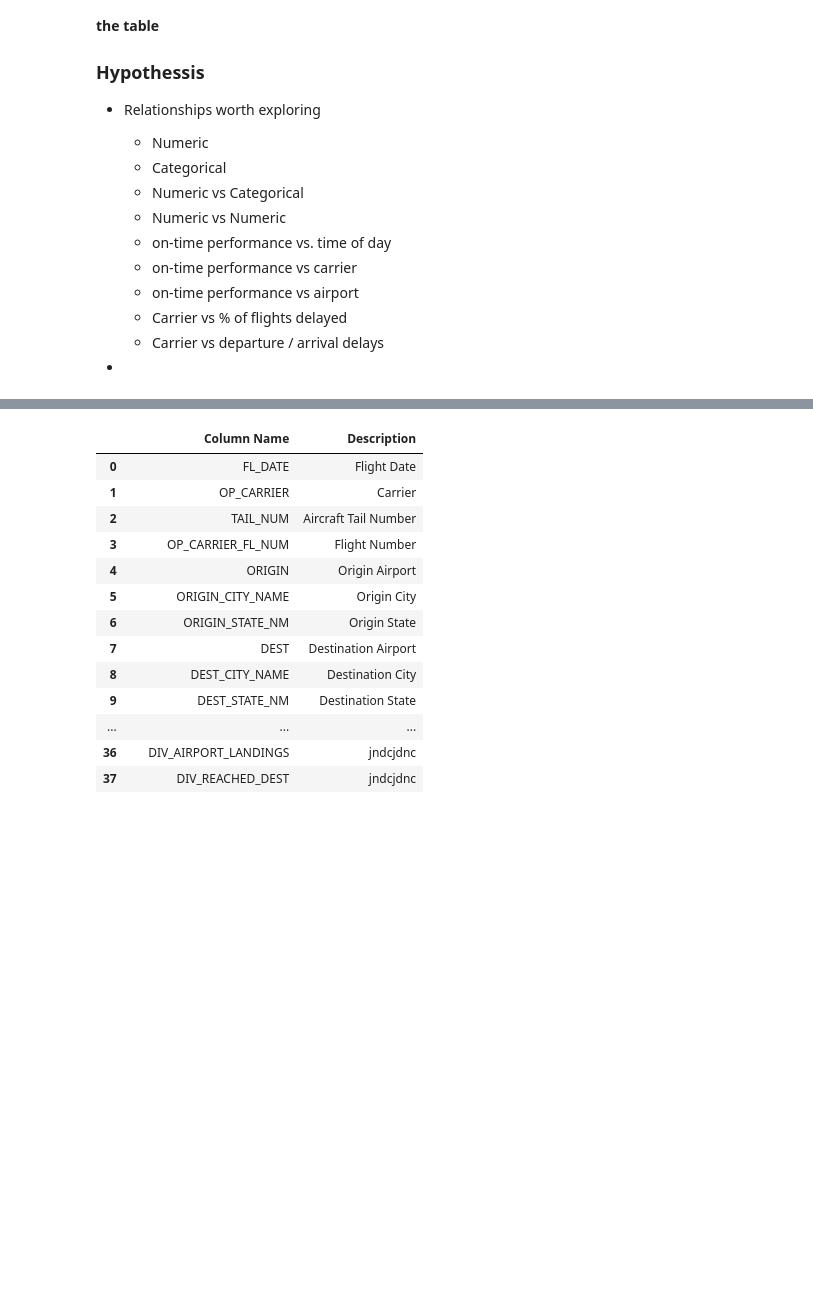
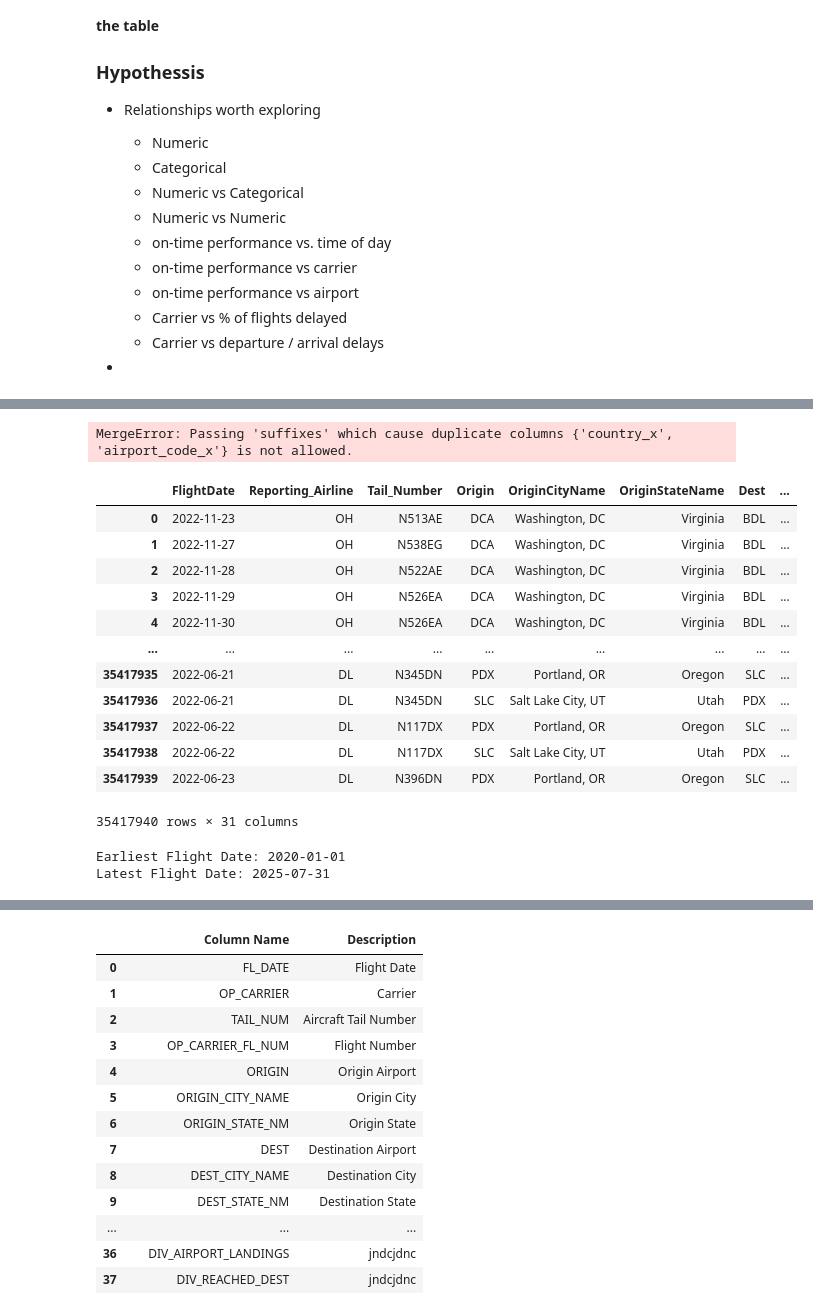
Before and after one commit to oubrando/eda-project, a Jupyter notebook: notebooks/Trace_Recon.ipynb, the cells around one changed output, grey strips where cells are left out. Cells and saved outputs as stored; diff of their text form; code cells hidden in the pictures; blank space fills up the shorter version.

```diff
--- a/notebooks/Trace_Recon.ipynb
+++ b/notebooks/Trace_Recon.ipynb
@@ -253,0 +242,9 @@ df_aircraft
+# %%
+df['FlightDate'] = pd.to_datetime(df['FlightDate'], errors="coerce") #Displaying only date for Flight Date
+#df['FlightDate'] = df['FlightDate'].dt.strftime("%d/%m/%Y") #Formatting date to be in dd/mm/yyyy format
+df['CRSDepTime'] = df['CRSDepTime'].astype(str).str.zfill(4) #Converting int64 to 4 digit string
+df['CRSArrTime'] = df['CRSArrTime'].astype(str).str.zfill(4) #Converting int64 to 4 digit string
+df['CRSDepTime'] = pd.to_datetime(df['CRSDepTime'], format="%H%M", errors='coerce') #Converting string to datetime with format proper hours and minutes format. Any invalid values will become NaT
+df['CRSArrTime'] = pd.to_datetime(df['CRSArrTime'], format="%H%M", errors='coerce') #Converting string to datetime with format proper hours and minutes format. Any invalid values will become NaT
+df.info()
+#df
@@ -254 +269,72 @@ df_aircraft
+# %%
+df['dep_country'] = ' '
+df['dest_country'] = ' '
+
+df_airports = df_airports.rename(columns={'lid': 'airport_code'})
+df = df.merge(df_airports[['airport_code', 'country']], left_on='Origin', right_on='airport_code', how='left')
+df = df.merge(df_airports[['airport_code', 'country']], left_on='Dest', right_on='airport_code', how='left')
+mask = (df['dep_country'] != 'US') | (df['dest_country'] != 'US')
+df.loc[mask, 'international'] = 'International'
+df.loc[~mask, 'international'] = 'Domestic'
+df
+# %% [output]
+MergeError: Passing 'suffixes' which cause duplicate columns {'country_x', 'airport_code_x'} is not allowed.
+# %%
+#Extracting time only for departure and arrival times
+df['CRSDepTime'] = df['CRSDepTime'].dt.time
+df['CRSArrTime'] = df['CRSArrTime'].dt.time
+
+#Checking that earliest date of dataset to be January 1, 2020
+earliest_flight = df['FlightDate'].min()
+latest_flight = df['FlightDate'].max()
+print("Earliest Flight Date:", earliest.dt.date)
+print("Latest Flight Date:", latest.dt.date)
+
+#Aircraft.csv
+["Tail_Number"] = ["Tail_Number"].str.lstrip("N") #Removing leading "N" from Tail Number (this is to be able to properly match the tail number with the correct make and model aircraft from the Aircraft.csv
+
+df_aircraft = df_aircraft.drop(columns='MFR MDL CODE') #Dropping column, 'MFR MDL CODE' in aircraft DF
+
+df_aircraft = df_aircraft.rename(columns= { #Changing feature names for Aircraft.csv
+    'N-NUMBER': 'Tail_Number',
+    'MFR': 'Manufacturer',
+    'NO-SEATS': 'Number_of_Seats'
+})
+df_merged = df_mod.merge(mod_aircraft, on='Tail_Number', how='left') #Merging Aircraft DF
+
+#Adding columns, dep_country & arr_country to main dataframe to setup for merge with Airport DF
+df['dep_country'] = ' '
+df['dest_country'] = ' '
+
+#Airport.csv
+df_airports = df_airports.rename(columns={'lid': 'airport_code'})
+df = df.merge(airports[['airport_code', 'country']], left_on='origin', right_on='airport_code', how='left')
+df = df.merge(df_airports[['airport_code', 'country']], left_on='Dest', right_on='airport_code', how='left')
+
+mask = (df['dep_country'] != 'US') | (df['dest_country'] != 'US')
+df.loc[mask, 'international'] = 'International'
+df.loc[~mask, 'international'] = 'Domestic'
+df
+# %% [output]
+|  | FlightDate | Reporting_Airline | Tail_Number | Origin | OriginCityName | OriginStateName | Dest | ... |
+| 0 | 2022-11-23 | OH | N513AE | DCA | Washington, DC | Virginia | BDL | ... |
+| 1 | 2022-11-27 | OH | N538EG | DCA | Washington, DC | Virginia | BDL | ... |
+| 2 | 2022-11-28 | OH | N522AE | DCA | Washington, DC | Virginia | BDL | ... |
+| 3 | 2022-11-29 | OH | N526EA | DCA | Washington, DC | Virginia | BDL | ... |
+| 4 | 2022-11-30 | OH | N526EA | DCA | Washington, DC | Virginia | BDL | ... |
+| ... | ... | ... | ... | ... | ... | ... | ... | ... |
+| 35417935 | 2022-06-21 | DL | N345DN | PDX | Portland, OR | Oregon | SLC | ... |
+| 35417936 | 2022-06-21 | DL | N345DN | SLC | Salt Lake City, UT | Utah | PDX | ... |
+| 35417937 | 2022-06-22 | DL | N117DX | PDX | Portland, OR | Oregon | SLC | ... |
+| 35417938 | 2022-06-22 | DL | N117DX | SLC | Salt Lake City, UT | Utah | PDX | ... |
+| 35417939 | 2022-06-23 | DL | N396DN | PDX | Portland, OR | Oregon | SLC | ... |
+35417940 rows × 31 columns
+# %%
+a = df['FlightDate'].min().date()
+b = df['FlightDate'].max().date()
+print("Earliest Flight Date:", a)
+print("Latest Flight Date:", b)
+# %% [output]
+Earliest Flight Date: 2020-01-01
+Latest Flight Date: 2025-07-31
 # %%
```
Also changed, not shown: parts of 10 cells of this notebook.
